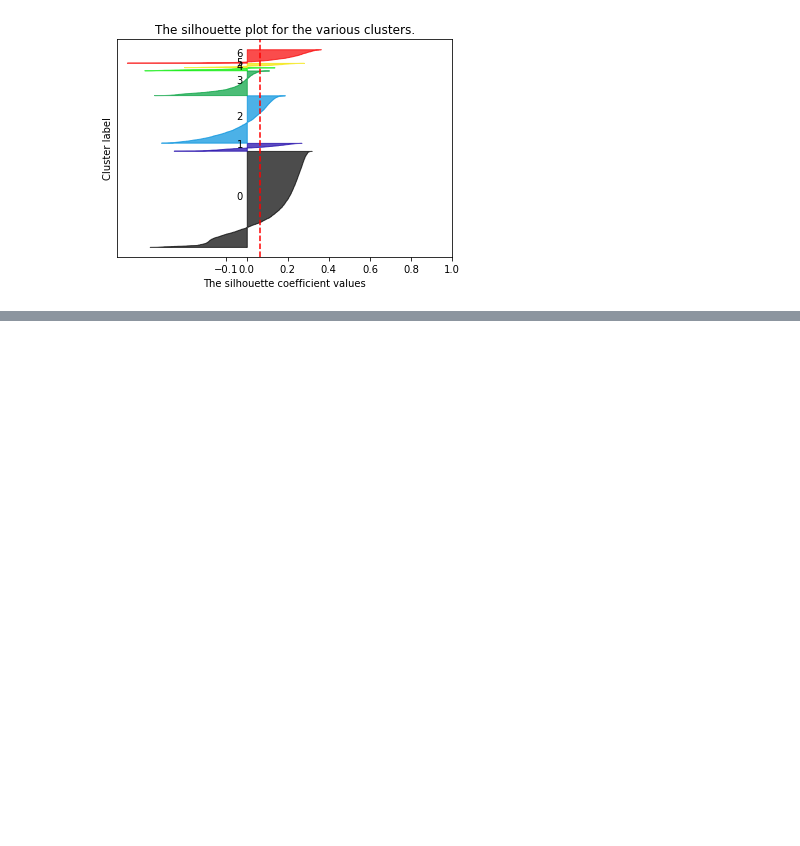
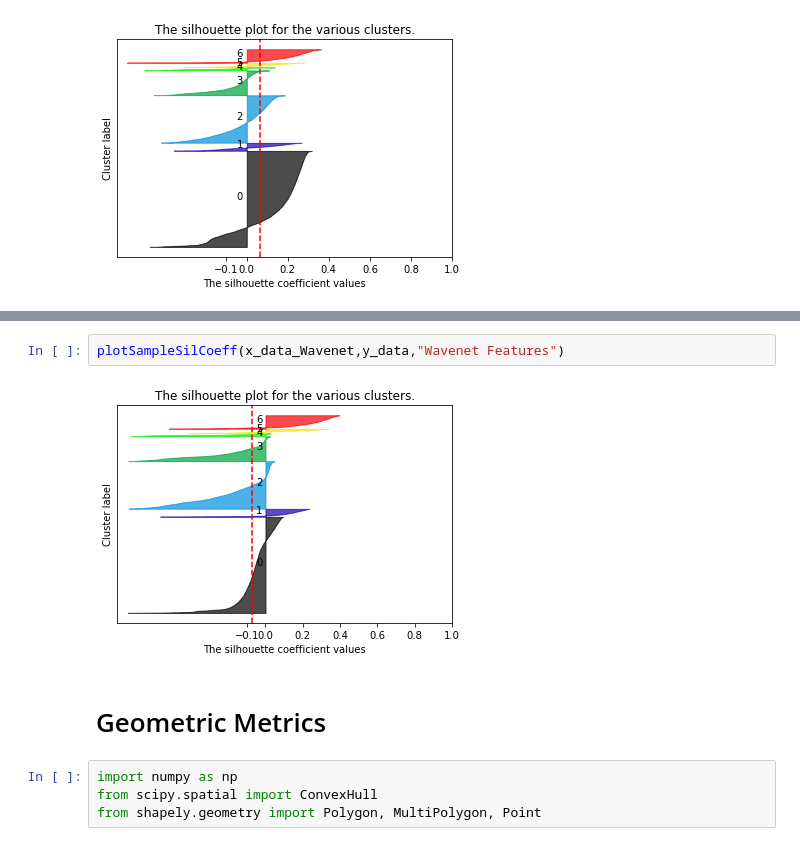
Before and after one commit to AvneeshSarwate/klustr, a Jupyter notebook: audioNotebooks/Clustering Evaluation PCA.ipynb, the cells around one changed output, grey strips where cells are left out. Saved outputs shown, nothing was run; the diff lists cells and outputs as text; blank space fills up the shorter version.

```diff
--- a/audioNotebooks/Clustering Evaluation PCA.ipynb
+++ b/audioNotebooks/Clustering Evaluation PCA.ipynb
@@ -294,0 +299,10 @@ plotSampleSilCoeff(x_data_MFCC,y_data,"MFCC Features")
+# %%
+plotSampleSilCoeff(x_data_Wavenet,y_data,"Wavenet Features")
+# %% [output]
+[figure, added]
+# %% [markdown]
+# Geometric Metrics
+# %%
+import numpy as np
+from scipy.spatial import ConvexHull
+from shapely.geometry import Polygon, MultiPolygon, Point
```
Also changed, not shown: parts of 20 cells of this notebook, 4 other files.
